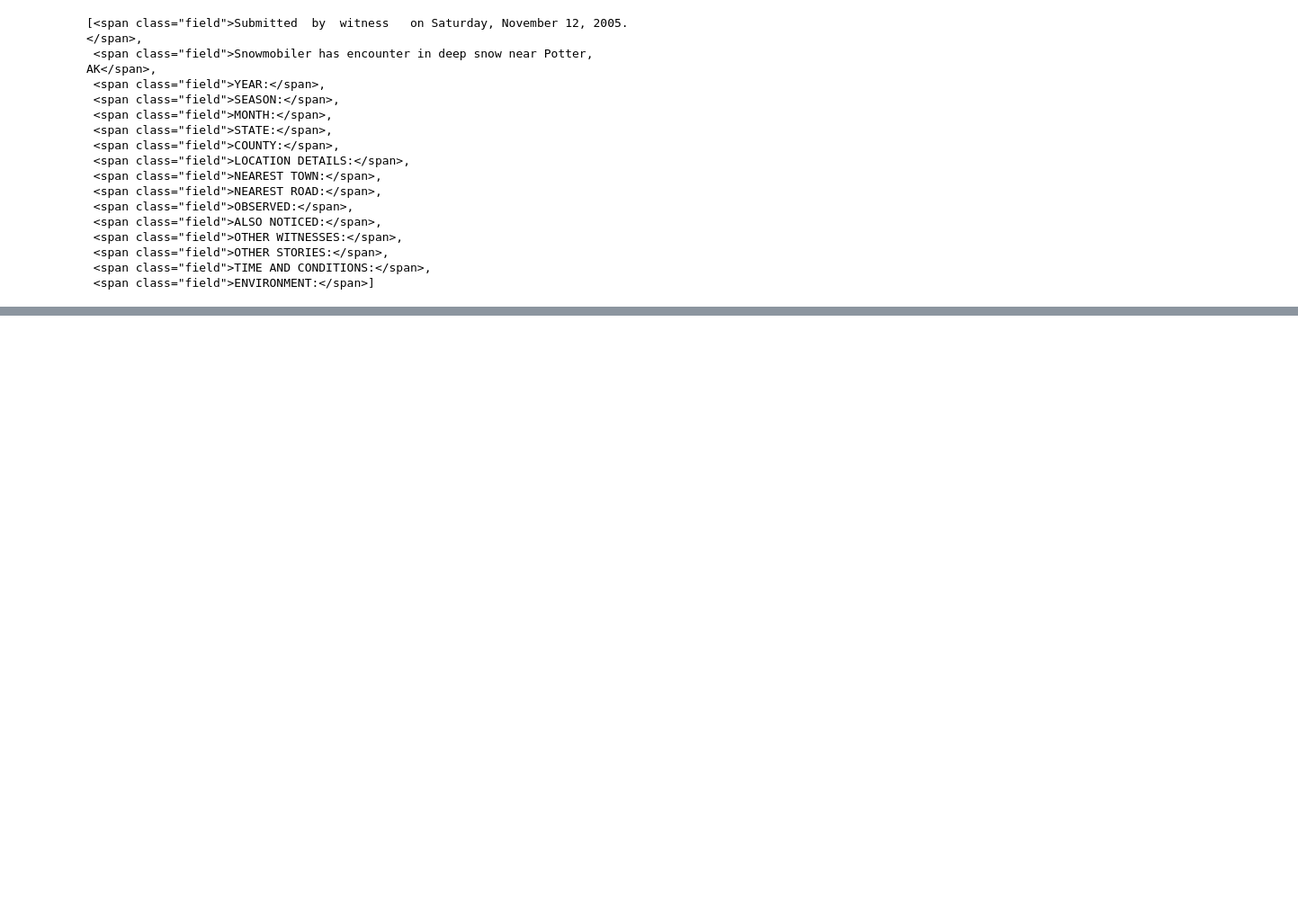
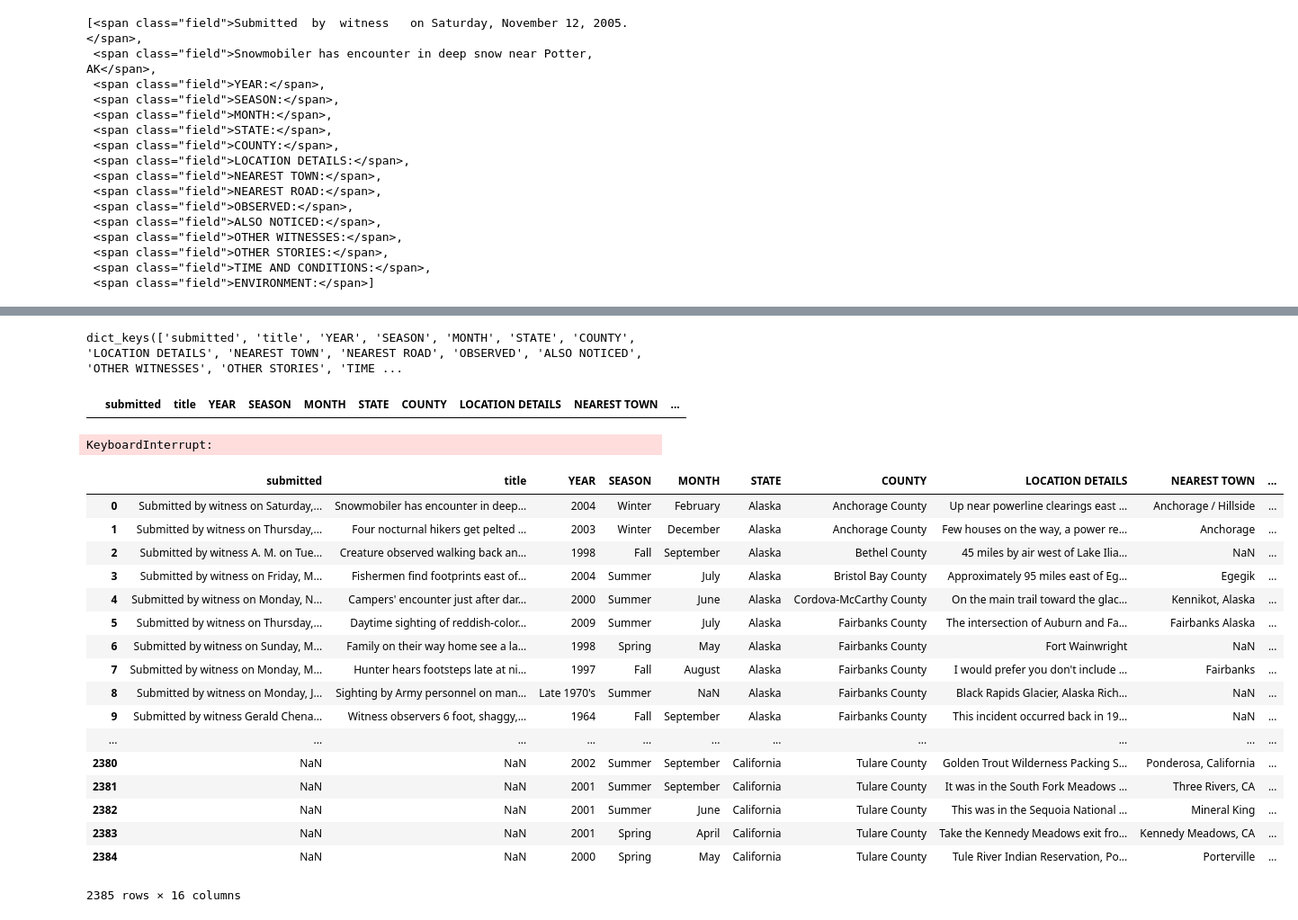
Before and after one commit to Laszarus/dsi-unsupervised-case-study-, a Jupyter notebook: notebooks/bigfoot_emh.ipynb, the cells around one changed output, grey strips where cells are left out. Shown at 90% size. Drawn from its saved outputs; the diff is of its cells as text; code cells hidden in the pictures; blank space fills up the shorter version.

```diff
--- a/notebooks/bigfoot_emh.ipynb
+++ b/notebooks/bigfoot_emh.ipynb
@@ -110,0 +138,4 @@ ENVIRONMENT: In the middle of the woods, in a clearing covered in snow, with onl
+# %%
+data.keys()
+# %% [output]
+dict_keys(['submitted', 'title', 'YEAR', 'SEASON', 'MONTH', 'STATE', 'COUNTY', 'LOCATION DETAILS', 'NEAREST TOWN', 'NEAREST ROAD', 'OBSERVED', 'ALSO NOTICED', 'OTHER WITNESSES', 'OTHER STORIES', 'TIME ...
@@ -110,0 +152,68 @@ ENVIRONMENT: In the middle of the woods, in a clearing covered in snow, with onl
+# %%
+html_df
+# %% [output]
+|  | submitted | title | YEAR | SEASON | MONTH | STATE | COUNTY | LOCATION DETAILS | NEAREST TOWN | ... |
+# %%
+for doc in df.html:
+    doc_dict = dict()
+    souped_doc = BeautifulSoup(doc, 'html.parser')
+    spans = souped_doc.find_all('span', {'class': 'field'})
+
+    try:
+        doc_dict['submitted'] = spans[0].text
+        doc_dict['title'] = spans[1].text
+    except:
+        continue
+
+    for sentence in souped_doc.find_all("p"):
+        if any(span in sentence for span in spans):
+            text = sentence.text
+            #print (text)
+            #print('------\n')
+            list_info = text.split(': ',1)
+            #print(list_info)
+            doc_dict[list_info[0]] = list_info[1]
+
+    html_df = html_df.append({k:doc_dict[k] for k in cols if k in doc_dict}, ignore_index=True)
+# %% [output]
+KeyboardInterrupt:
+# %%
+
+doc_dict = dict()
+souped_doc = BeautifulSoup(doc, 'html.parser')
+spans = souped_doc.find_all('span', {'class': 'field'})
+
+doc_dict['submitted'] = spans[0].text
+doc_dict['title'] = spans[1].text
+
+for sentence in souped_doc.find_all("p"):
+    if any(span in sentence for span in spans):
+        text = sentence.text
+        #print (text)
+        #print('------\n')
+        list_info = text.split(': ',1)
+        #print(list_info)
+        doc_dict[list_info[0]] = list_info[1]
+
+html_df = html_df.append({k:doc_dict[k] for k in cols if k in doc_dict}, ignore_index=True)
+# %%
+html_df
+# %% [output]
+|  | submitted | title | YEAR | SEASON | MONTH | STATE | COUNTY | LOCATION DETAILS | NEAREST TOWN | ... |
+| 0 | Submitted by witness on Saturday,... | Snowmobiler has encounter in deep... | 2004 | Winter | February | Alaska | Anchorage County | Up near powerline clearings east ... | Anchorage / Hillside | ... |
+| 1 | Submitted by witness on Thursday,... | Four nocturnal hikers get pelted ... | 2003 | Winter | December | Alaska | Anchorage County | Few houses on the way, a power re... | Anchorage | ... |
+| 2 | Submitted by witness A. M. on Tue... | Creature observed walking back an... | 1998 | Fall | September | Alaska | Bethel County | 45 miles by air west of Lake Ilia... | NaN | ... |
+| 3 | Submitted by witness on Friday, M... | Fishermen find footprints east of... | 2004 | Summer | July | Alaska | Bristol Bay County | Approximately 95 miles east of Eg... | Egegik | ... |
+| 4 | Submitted by witness on Monday, N... | Campers' encounter just after dar... | 2000 | Summer | June | Alaska | Cordova-McCarthy County | On the main trail toward the glac... | Kennikot, Alaska | ... |
+| 5 | Submitted by witness on Thursday,... | Daytime sighting of reddish-color... | 2009 | Summer | July | Alaska | Fairbanks County | The intersection of Auburn and Fa... | Fairbanks Alaska | ... |
+| 6 | Submitted by witness on Sunday, M... | Family on their way home see a la... | 1998 | Spring | May | Alaska | Fairbanks County | Fort Wainwright | NaN | ... |
+| 7 | Submitted by witness on Monday, M... | Hunter hears footsteps late at ni... | 1997 | Fall | August | Alaska | Fairbanks County | I would prefer you don't include ... | Fairbanks | ... |
+| 8 | Submitted by witness on Monday, J... | Sighting by Army personnel on man... | Late 1970's | Summer | NaN | Alaska | Fairbanks County | Black Rapids Glacier, Alaska Rich... | NaN | ... |
+| 9 | Submitted by witness Gerald Chena... | Witness observers 6 foot, shaggy,... | 1964 | Fall | September | Alaska | Fairbanks County | This incident occurred back in 19... | NaN | ... |
+| ... | ... | ... | ... | ... | ... | ... | ... | ... | ... | ... |
+| 2380 | NaN | NaN | 2002 | Summer | September | California | Tulare County | Golden Trout Wilderness Packing S... | Ponderosa, California | ... |
+| 2381 | NaN | NaN | 2001 | Summer | September | California | Tulare County | It was in the South Fork Meadows ... | Three Rivers, CA | ... |
+| 2382 | NaN | NaN | 2001 | Summer | June | California | Tulare County | This was in the Sequoia National ... | Mineral King | ... |
+| 2383 | NaN | NaN | 2001 | Spring | April | California | Tulare County | Take the Kennedy Meadows exit fro... | Kennedy Meadows, CA | ... |
+| 2384 | NaN | NaN | 2000 | Spring | May | California | Tulare County | Tule River Indian Reservation, Po... | Porterville | ... |
+2385 rows × 16 columns
```
Also changed, not shown: parts of 8 cells of this notebook.
